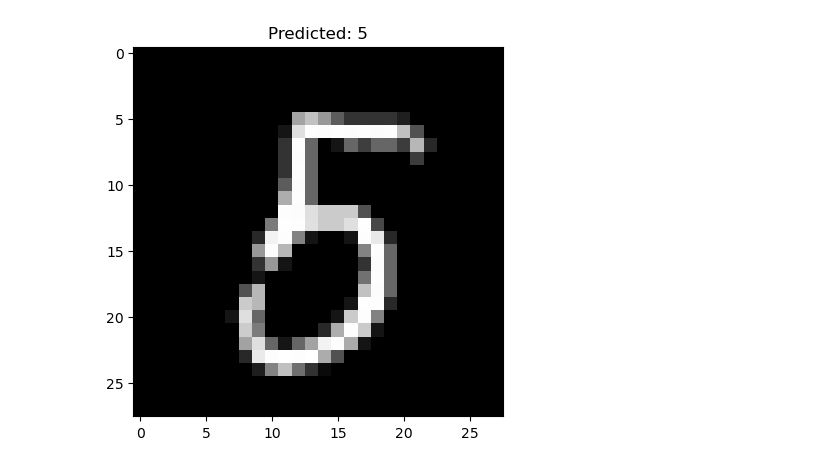
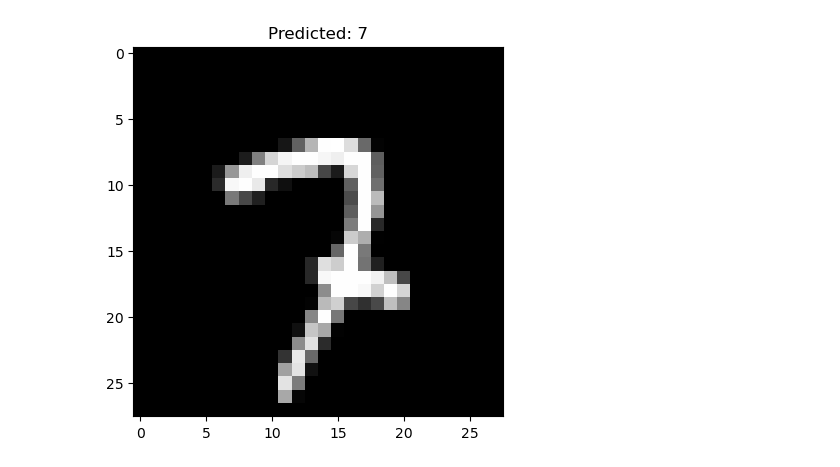
Before and after one commit to kartik450/Machine-Learning-, a Jupyter notebook: glassd.ipynb, the cells around one changed output. Saved outputs shown, nothing was run; the diff lists cells and outputs as text; code cells hidden in the pictures.

```diff
--- a/glassd.ipynb
+++ b/glassd.ipynb
@@ -82,8 +117,8 @@ prediction for first test image 5
 # %%
 import matplotlib.pyplot as plt
 # %%
-plt.imshow(test_images[45].reshape(28,28),cmap="gray")
-plt.title(f"Predicted: {predictions[45].argmax()}")
+plt.imshow(test_images[41].reshape(28,28),cmap="gray")
+plt.title(f"Predicted: {predictions[41].argmax()}")
 plt.show()
 # %% [output]
-[figure, old version]
+[figure, new version]
```
Also changed, not shown: parts of 10 cells of this notebook, 1 other file.
